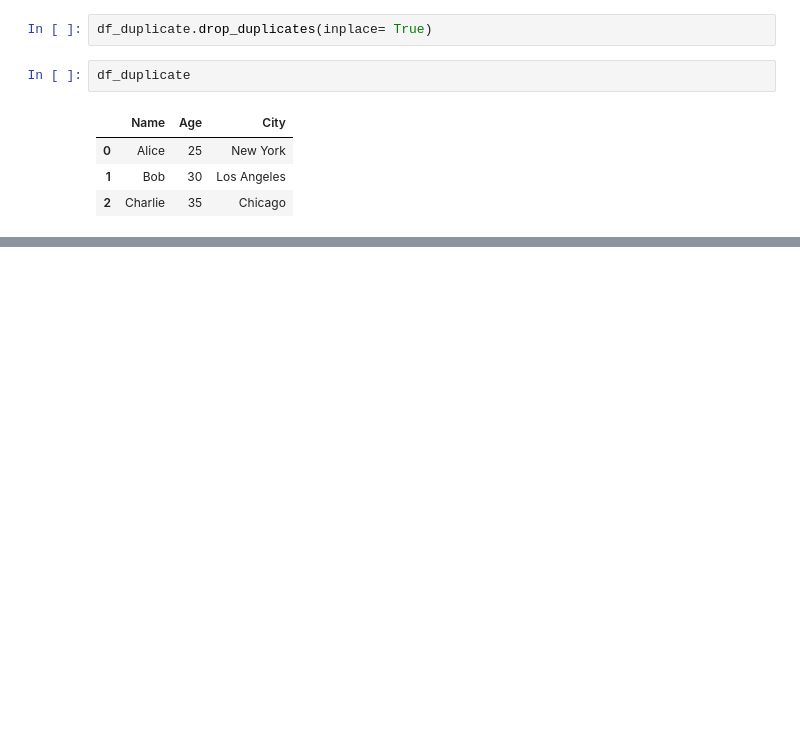
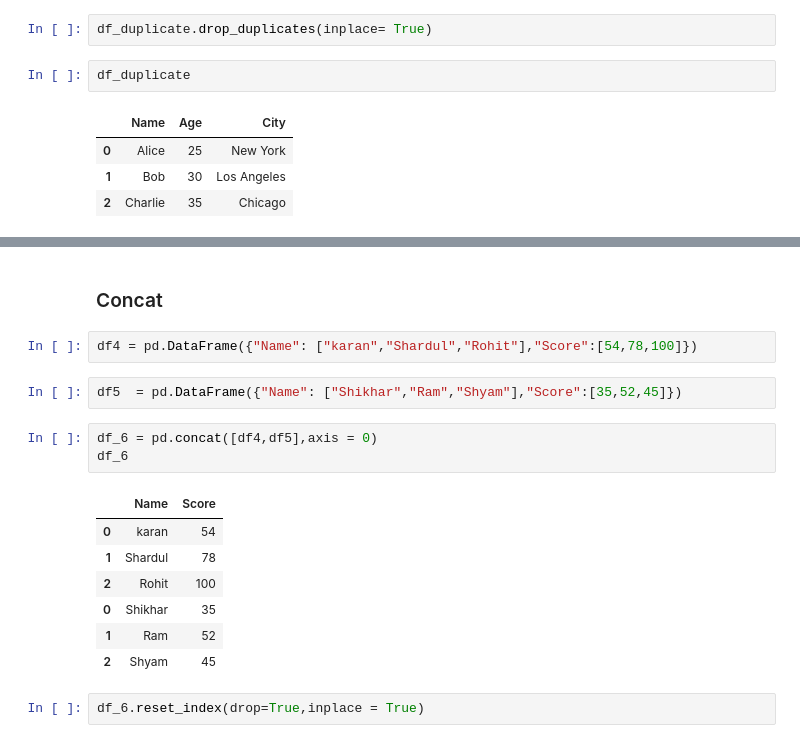
Before and after one commit to arunChauhan-coder/Pandas, a Jupyter notebook: InterviewPrep.ipynb, the cells around one changed output, grey strips where cells are left out. Drawn from its saved outputs; the diff is of its cells as text; blank space fills up the shorter version.

```diff
--- a/InterviewPrep.ipynb
+++ b/InterviewPrep.ipynb
@@ -613,0 +615,19 @@ df_duplicate
+# %% [markdown]
+### Concat
+# %%
+df4 = pd.DataFrame({"Name": ["karan","Shardul","Rohit"],"Score":[54,78,100]})
+# %%
+df5  = pd.DataFrame({"Name": ["Shikhar","Ram","Shyam"],"Score":[35,52,45]})
+# %%
+df_6 = pd.concat([df4,df5],axis = 0)
+df_6
+# %% [output]
+|  | Name | Score |
+| 0 | karan | 54 |
+| 1 | Shardul | 78 |
+| 2 | Rohit | 100 |
+| 0 | Shikhar | 35 |
+| 1 | Ram | 52 |
+| 2 | Shyam | 45 |
+# %%
+df_6.reset_index(drop=True,inplace = True)
```
Also changed, not shown: parts of 14 cells of this notebook.
